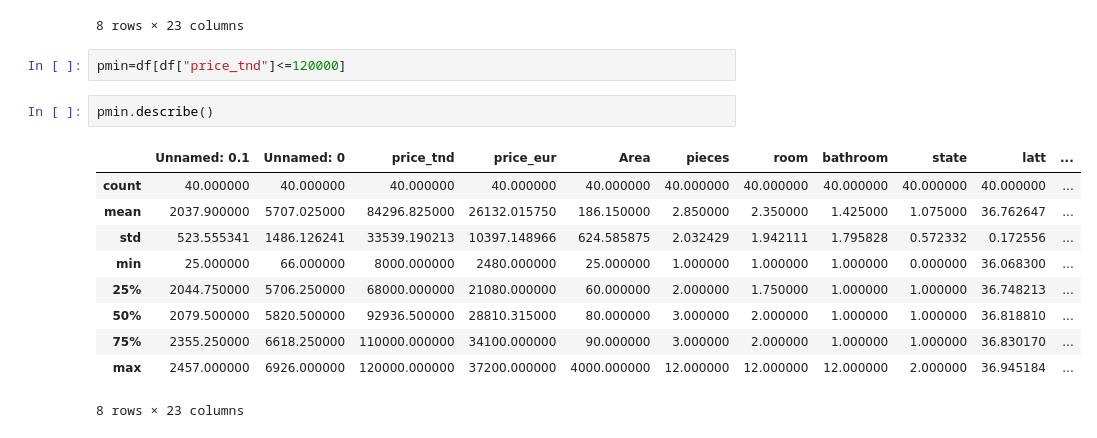
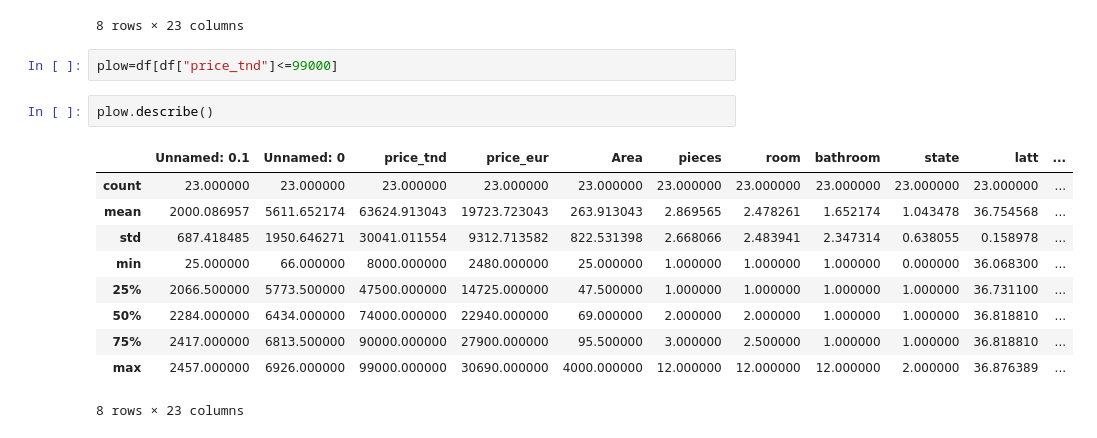
Before and after one commit to anasneji2002/Housing_pricing, a Jupyter notebook: notebooks/Cleanup scripts/Price filtering/dataset_cleanup_prices.ipynb, the cells around one changed output. Drawn from its saved outputs; the diff is of its cells as text.

```diff
--- a/notebooks/Cleanup scripts/Price filtering/dataset_cleanup_prices.ipynb
+++ b/notebooks/Cleanup scripts/Price filtering/dataset_cleanup_prices.ipynb
@@ -48,17 +85,17 @@ df.describe()
 | max | 2457.000000 | 6926.000000 | 1.500000e+07 | 4.650000e+06 | 20000.000000 | 18.000000 | 24.000000 | 12.000000 | 2.000000 | 37.061832 | ... |
 8 rows × 23 columns
 # %%
-pmin=df[df["price_tnd"]<=120000]
+plow=df[df["price_tnd"]<=99000]
 # %%
-pmin.describe()
+plow.describe()
 # %% [output]
 |  | Unnamed: 0.1 | Unnamed: 0 | price_tnd | price_eur | Area | pieces | room | bathroom | state | latt | ... |
-| count | 40.000000 | 40.000000 | 40.000000 | 40.000000 | 40.000000 | 40.000000 | 40.000000 | 40.000000 | 40.000000 | 40.000000 | ... |
-| mean | 2037.900000 | 5707.025000 | 84296.825000 | 26132.015750 | 186.150000 | 2.850000 | 2.350000 | 1.425000 | 1.075000 | 36.762647 | ... |
-| std | 523.555341 | 1486.126241 | 33539.190213 | 10397.148966 | 624.585875 | 2.032429 | 1.942111 | 1.795828 | 0.572332 | 0.172556 | ... |
+| count | 23.000000 | 23.000000 | 23.000000 | 23.000000 | 23.000000 | 23.000000 | 23.000000 | 23.000000 | 23.000000 | 23.000000 | ... |
+| mean | 2000.086957 | 5611.652174 | 63624.913043 | 19723.723043 | 263.913043 | 2.869565 | 2.478261 | 1.652174 | 1.043478 | 36.754568 | ... |
+| std | 687.418485 | 1950.646271 | 30041.011554 | 9312.713582 | 822.531398 | 2.668066 | 2.483941 | 2.347314 | 0.638055 | 0.158978 | ... |
 | min | 25.000000 | 66.000000 | 8000.000000 | 2480.000000 | 25.000000 | 1.000000 | 1.000000 | 1.000000 | 0.000000 | 36.068300 | ... |
-| 25% | 2044.750000 | 5706.250000 | 68000.000000 | 21080.000000 | 60.000000 | 2.000000 | 1.750000 | 1.000000 | 1.000000 | 36.748213 | ... |
-| 50% | 2079.500000 | 5820.500000 | 92936.500000 | 28810.315000 | 80.000000 | 3.000000 | 2.000000 | 1.000000 | 1.000000 | 36.818810 | ... |
-| 75% | 2355.250000 | 6618.250000 | 110000.000000 | 34100.000000 | 90.000000 | 3.000000 | 2.000000 | 1.000000 | 1.000000 | 36.830170 | ... |
-| max | 2457.000000 | 6926.000000 | 120000.000000 | 37200.000000 | 4000.000000 | 12.000000 | 12.000000 | 12.000000 | 2.000000 | 36.945184 | ... |
+| 25% | 2066.500000 | 5773.500000 | 47500.000000 | 14725.000000 | 47.500000 | 1.000000 | 1.000000 | 1.000000 | 1.000000 | 36.731100 | ... |
+| 50% | 2284.000000 | 6434.000000 | 74000.000000 | 22940.000000 | 69.000000 | 2.000000 | 2.000000 | 1.000000 | 1.000000 | 36.818810 | ... |
+| 75% | 2417.000000 | 6813.500000 | 90000.000000 | 27900.000000 | 95.500000 | 3.000000 | 2.500000 | 1.000000 | 1.000000 | 36.818810 | ... |
+| max | 2457.000000 | 6926.000000 | 99000.000000 | 30690.000000 | 4000.000000 | 12.000000 | 12.000000 | 12.000000 | 2.000000 | 36.876389 | ... |
 8 rows × 23 columns
```
Also changed, not shown: parts of 16 cells of this notebook, 2 other files.
